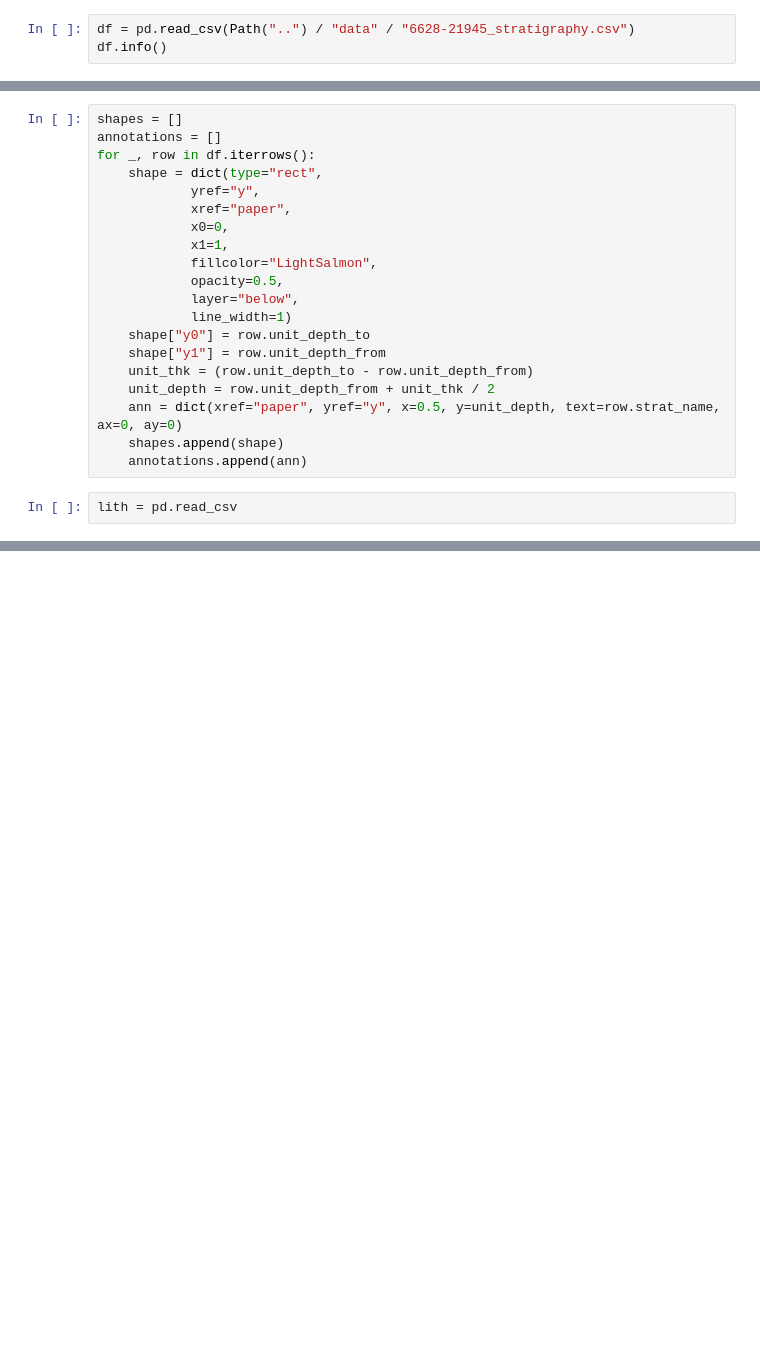
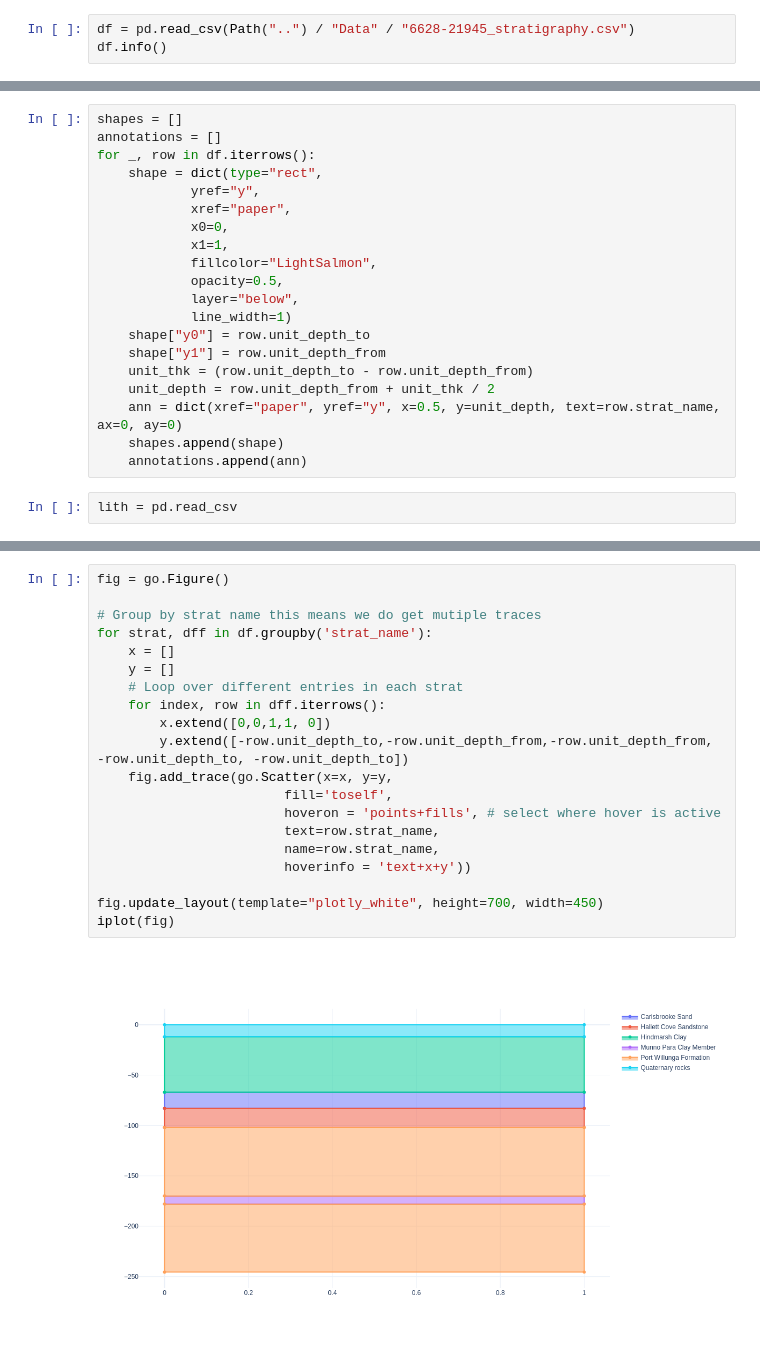
Before and after one commit to WesleyTheGeolien/t20-Dash_Well_Viz, a Jupyter notebook: Notebooks/Stratigraphy.ipynb, the cells around one changed output, grey strips where cells are left out. Drawn from its saved outputs; the diff is of its cells as text; blank space fills up the shorter version.

Commit message:
Added example of craeting a lith column to stratigrahy.ipynb

```diff
--- a/Notebooks/Stratigraphy.ipynb
+++ b/Notebooks/Stratigraphy.ipynb
@@ -13,7 +13,7 @@ init_notebook_mode()
 # %% [output]
 [interactive output not drawn]
 # %%
-df = pd.read_csv(Path("..") / "data" / "6628-21945_stratigraphy.csv")
+df = pd.read_csv(Path("..") / "Data" / "6628-21945_stratigraphy.csv")
 df.info()
 # %% [output]
 <class 'pandas.core.frame.DataFrame'>
@@ -81,0 +82,22 @@ fig.show()
+# %%
+fig = go.Figure()
+
+# Group by strat name this means we do get mutiple traces
+for strat, dff in df.groupby('strat_name'):
+    x = []
+    y = []
+    # Loop over different entries in each strat
+    for index, row in dff.iterrows():
+        x.extend([0,0,1,1, 0])
+        y.extend([-row.unit_depth_to,-row.unit_depth_from,-row.unit_depth_from, -row.unit_depth_to, -row.unit_depth_to])
+    fig.add_trace(go.Scatter(x=x, y=y,
+                        fill='toself',
+                        hoveron = 'points+fills', # select where hover is active
+                        text=row.strat_name,
+                        name=row.strat_name,
+                        hoverinfo = 'text+x+y'))
+
+fig.update_layout(template="plotly_white", height=700, width=450)
+iplot(fig)
+# %% [output]
+[figure, added]
```
Also changed, not shown: parts of 3 cells of this notebook.
